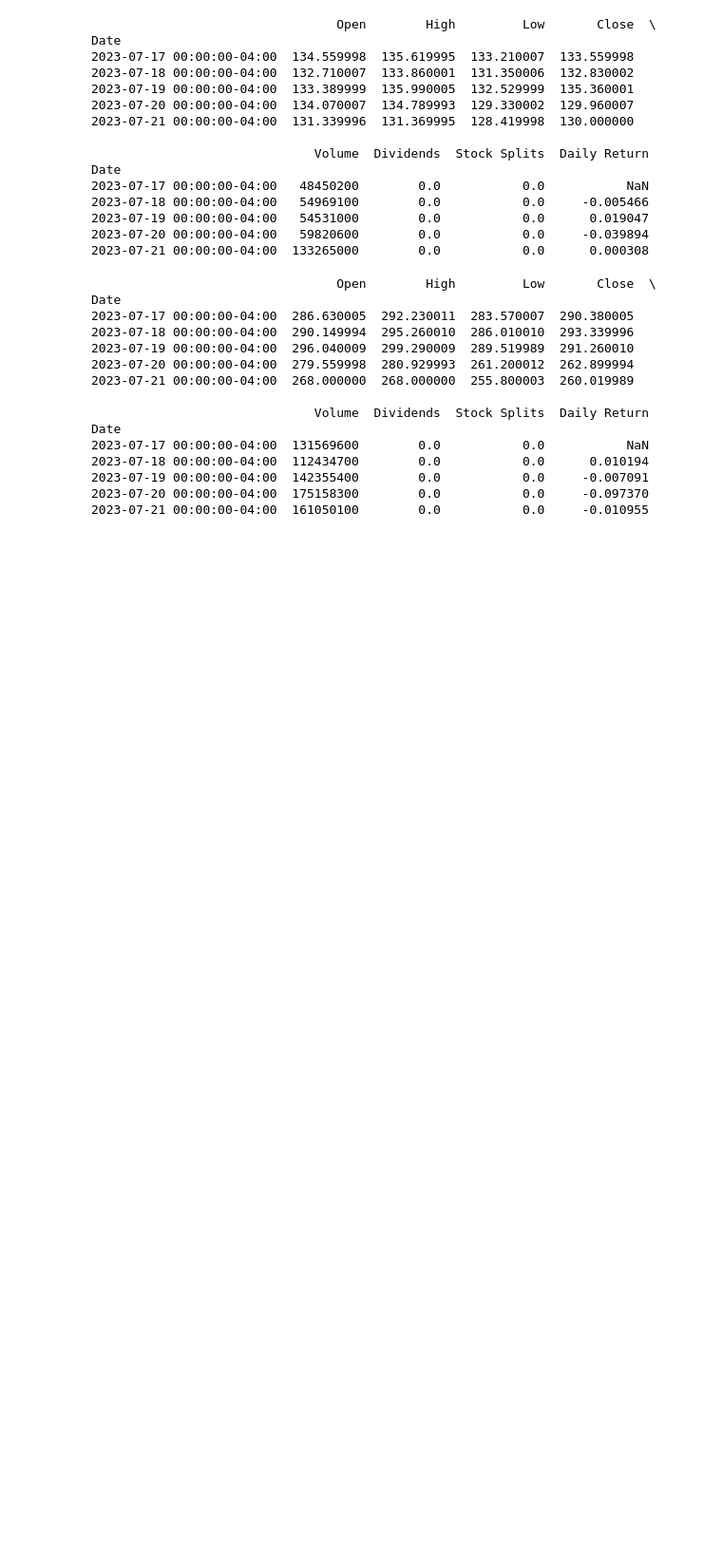
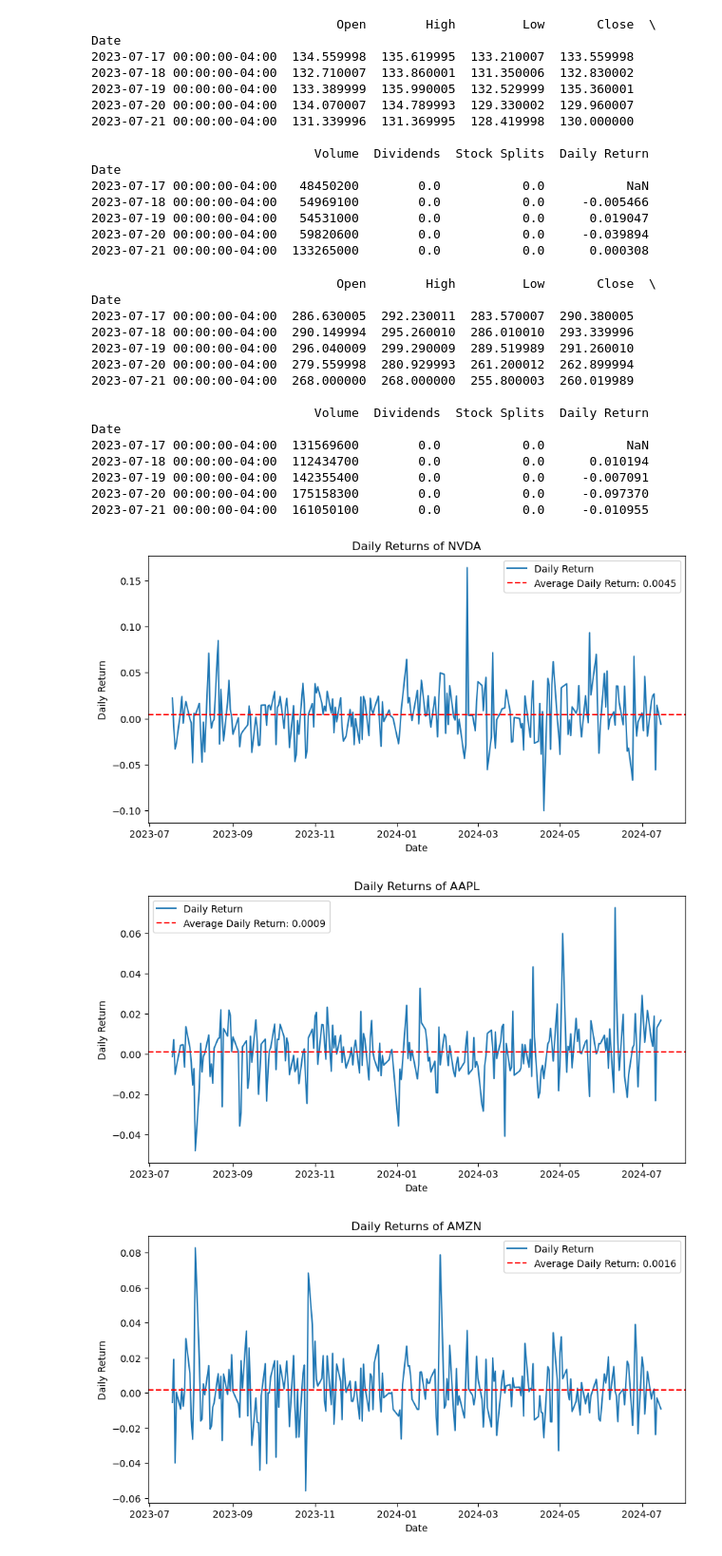
Before and after one commit to Rasesh30/Portfolio_Manager_Project_1, a Jupyter notebook: Team_Data_Project_1.ipynb, the cells around one changed output. Shown at 95% size. Saved outputs shown, nothing was run; the diff lists cells and outputs as text; code cells hidden in the pictures; blank space fills up the shorter version.

```diff
--- a/Team_Data_Project_1.ipynb
+++ b/Team_Data_Project_1.ipynb
@@ -100,0 +103,17 @@ for ticker in tickers:
+# %%
+# Visualization of Daily Returns for Each Stock
+for ticker in tickers:
+    avg_daily_return = data[ticker]['Daily Return'].mean()
+
+    plt.figure(figsize=(10, 5))
+    plt.plot(data[ticker]['Daily Return'], label='Daily Return')
+    plt.axhline(avg_daily_return, color='r', linestyle='--', label=f'Average Daily Return: {avg_daily_return:.4f}')
+    plt.title(f'Daily Returns of {ticker}')
+    plt.xlabel('Date')
+    plt.ylabel('Daily Return')
+    plt.legend()
+    plt.show()
+# %% [output]
+[figure, added]
+[figure, added]
+[figure, added]
```
Also changed, not shown: parts of 15 cells of this notebook, 2 other files.
